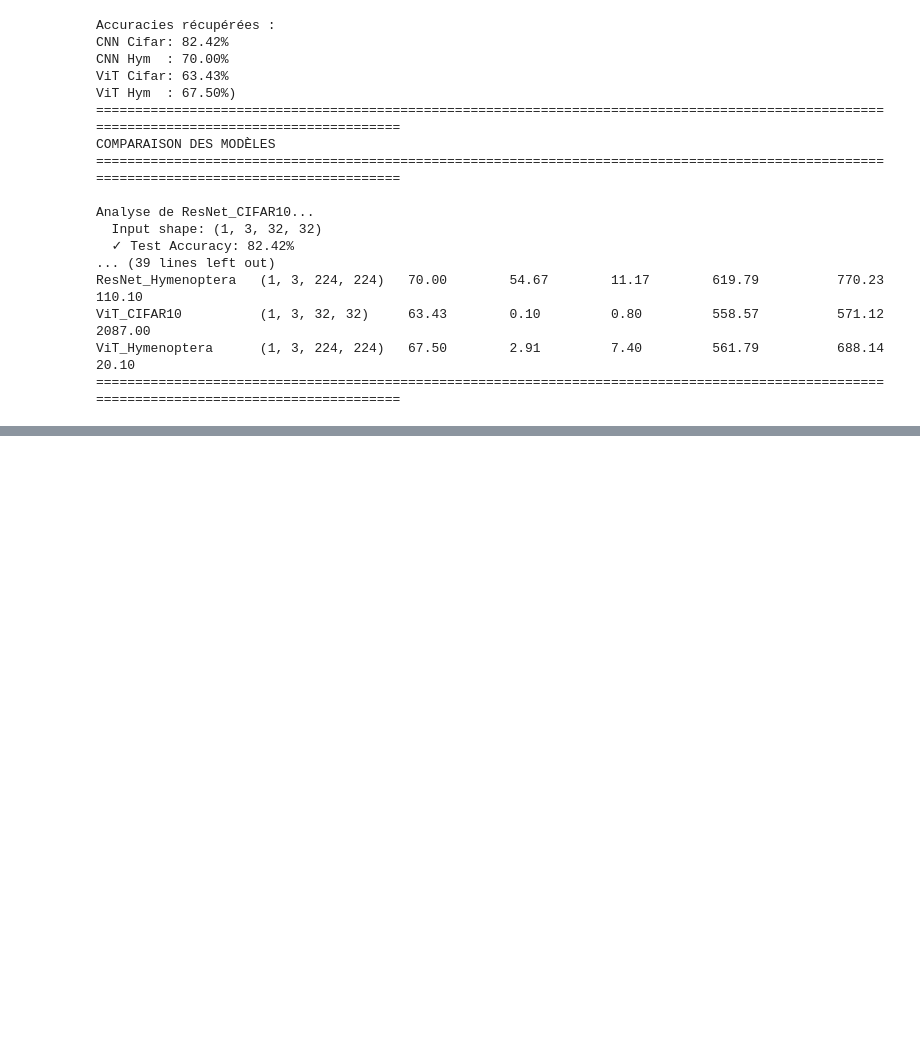
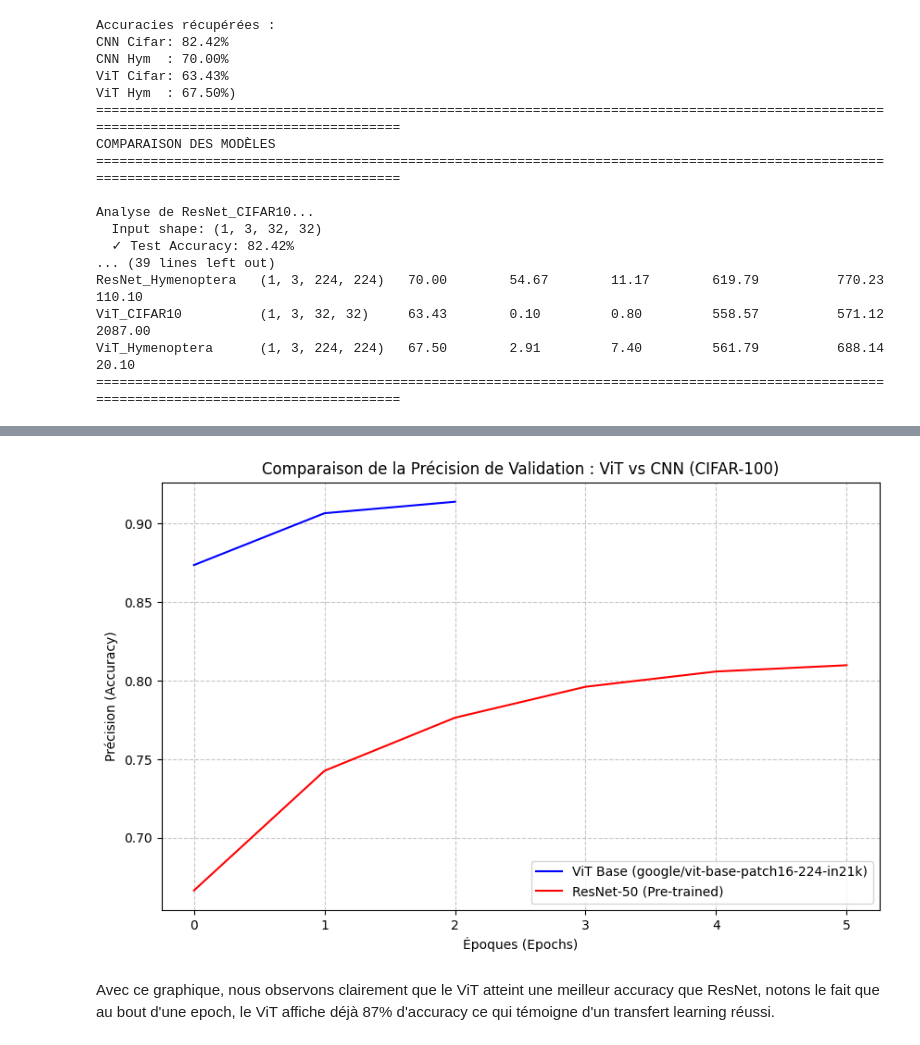
Before and after one commit to Viictordvd/High-Dimensional-and-Deep-Learning, a Jupyter notebook: Projet-3-ViTvsCNN/ViT_vs_CNN.ipynb, the cells around one changed output, grey strips where cells are left out. Saved outputs shown, nothing was run; the diff lists cells and outputs as text; code cells hidden in the pictures; blank space fills up the shorter version.

```diff
--- a/Projet-3-ViTvsCNN/ViT_vs_CNN.ipynb
+++ b/Projet-3-ViTvsCNN/ViT_vs_CNN.ipynb
@@ -693,0 +1010,14 @@ Vraie classe : truck
+# %%
+plt.figure(figsize=(10, 6))
+plt.plot(history_cifar_vit['val_acc'], 'b-', label='ViT Base (google/vit-base-patch16-224-in21k)')
+plt.plot(history_cifar_cnn['val_acc'], 'r-', label='ResNet-50 (Pre-trained)')
+plt.title("Comparaison de la Précision de Validation : ViT vs CNN (CIFAR-100)")
+plt.xlabel("Époques (Epochs)")
+plt.ylabel("Précision (Accuracy)")
+plt.grid(True, linestyle='--', alpha=0.7)
+plt.legend(loc='lower right')
+plt.show()
+# %% [output]
+[figure, added]
+# %% [markdown]
+Avec ce graphique, nous observons clairement que le ViT atteint une meilleur accuracy que ResNet, notons le fait que au bout d'une epoch, le ViT affiche déjà 87% d'accuracy ce qui témoigne d'un transfert learning réussi.
```
Also changed, not shown: parts of 39 cells of this notebook, 11 other files.
